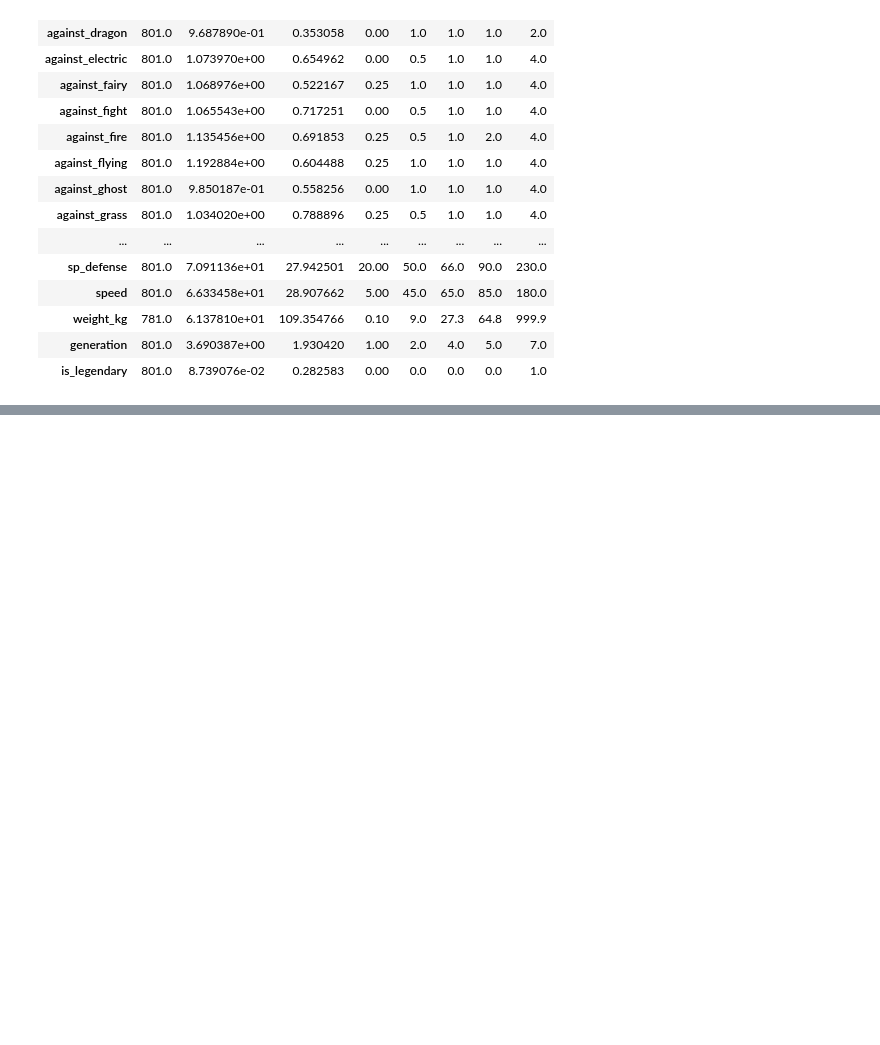
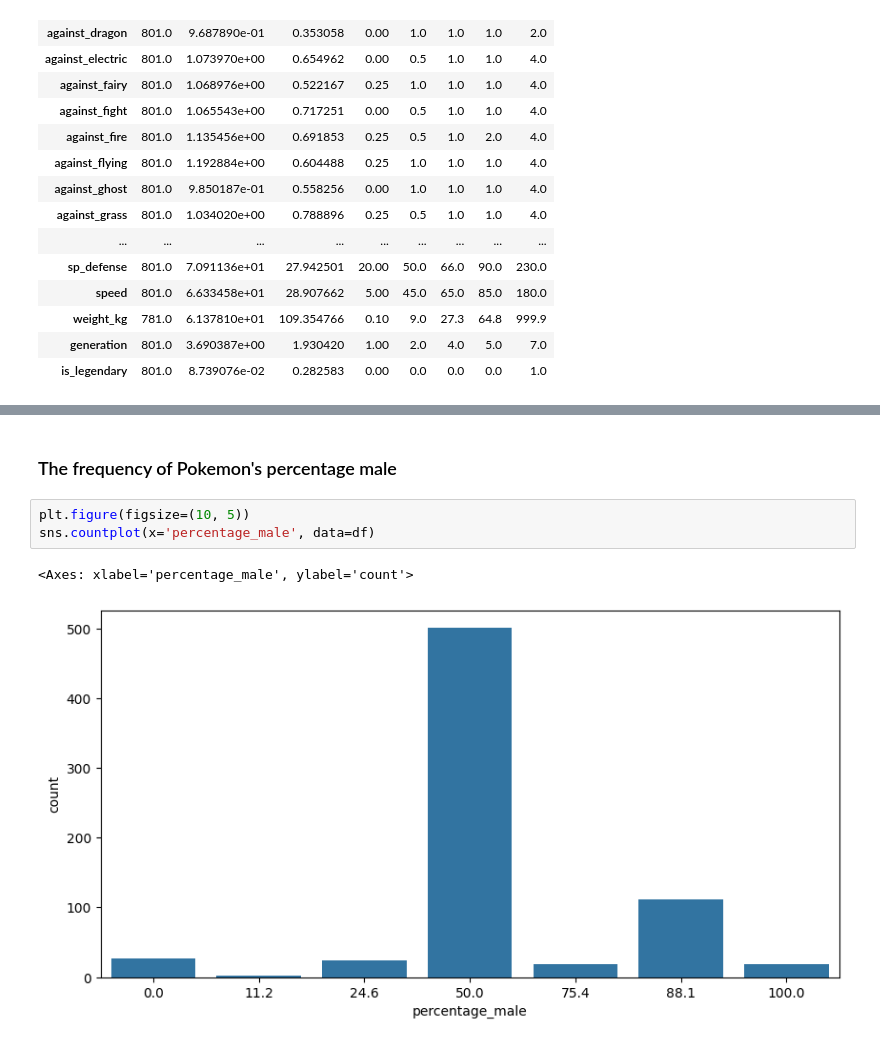
Before and after one commit to Abdullah2265Habib/Pokemon-Dateset-Analysis, a Jupyter notebook: notebook.ipynb, the cells around one changed output, grey strips where cells are left out. Cells and saved outputs as stored; diff of their text form; blank space fills up the shorter version.

```diff
--- a/notebook.ipynb
+++ b/notebook.ipynb
@@ -77,0 +88,8 @@ eda.T
+# %% [markdown]
+### The frequency of Pokemon's percentage male
+# %%
+plt.figure(figsize=(10, 5))
+sns.countplot(x='percentage_male', data=df)
+# %% [output]
+<Axes: xlabel='percentage_male', ylabel='count'>
+[figure, added]
```
Also changed, not shown: parts of 5 cells of this notebook.
